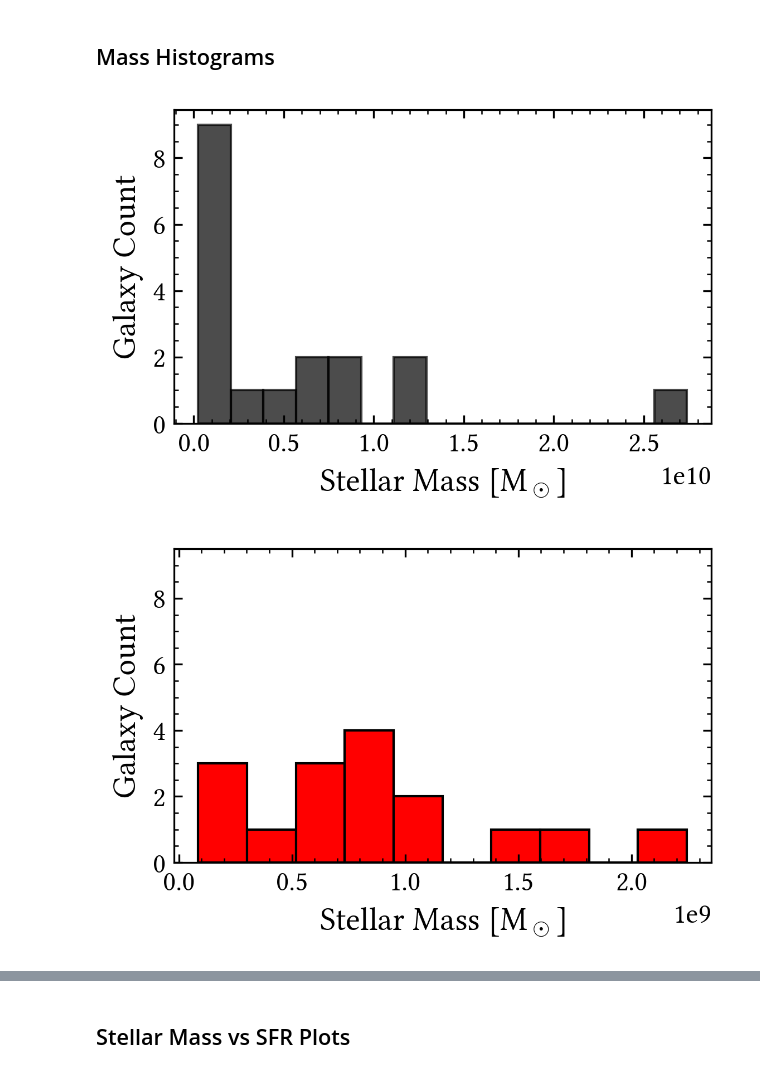
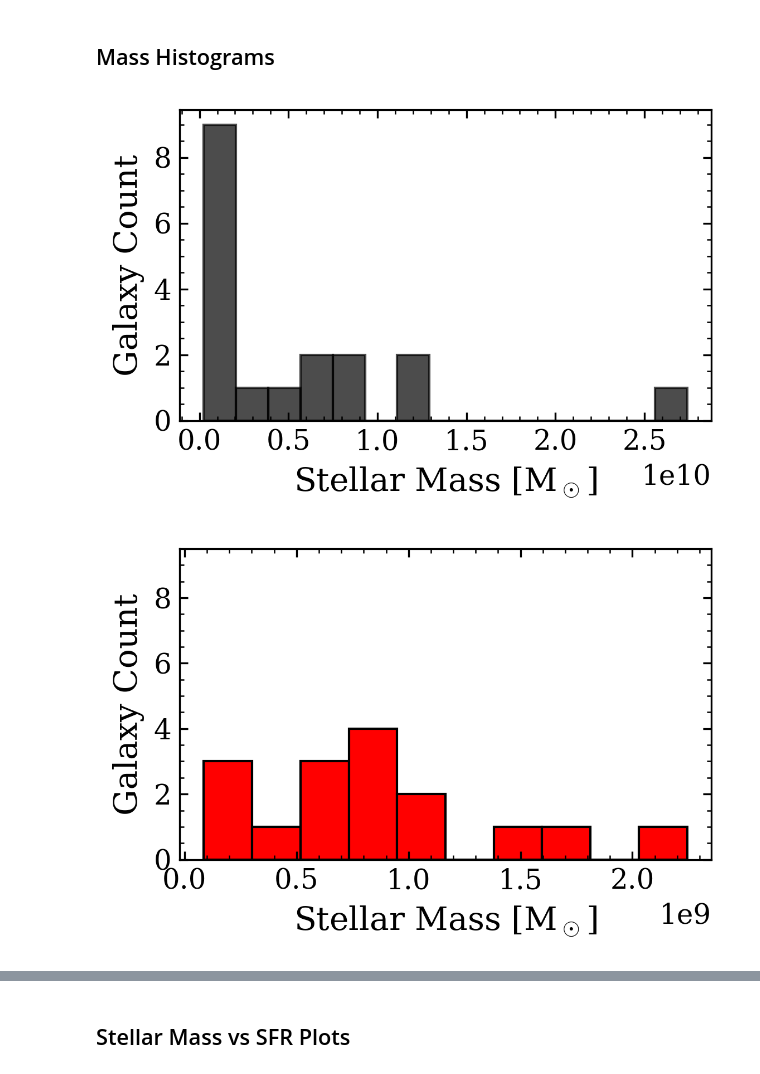
Before and after one commit to Fubinii/FEG_NA_1, a Jupyter notebook: FEG_NA1_FelixSchulz.ipynb, the cells around one changed output, grey strips where cells are left out. Cells and saved outputs as stored; diff of their text form; code cells hidden in the pictures.

```diff
--- a/FEG_NA1_FelixSchulz.ipynb
+++ b/FEG_NA1_FelixSchulz.ipynb
@@ -6,3 +19,4 @@ from astropy.io import fits
 
 show_title = False # Set this to true to print the title of the plots.
 # For the report, it should not display a title AND the figure caption
+save_pdf = False
@@ -12,7 +28,7 @@ plt.rcParams.update({
     "axes.prop_cycle": plt.cycler(color=["black"]
                             + plt.rcParams['axes.prop_cycle'].by_key()['color']),
     "font.family": "serif",             # Serif fonts (e.g., Times-like)
-    "font.serif": ["Linux Libertine"],  # Same font as in LaTeX
+    # "font.serif": ["Linux Libertine"],  # Same font as in LaTeX
     "font.size": 14,                    # Base font size
     "mathtext.fontset": "cm",           # Math Font to match a bit better
     "legend.fontsize": 12,
@@ -438,32 +472,32 @@ Mass 83030: 7.65e+08 ± 2.73e-01 Solar Mass
 # %%
 masses_34 = np.array([masses[ID] for ID in IDs_34 if ID in masses])  #takes the mass of object ID only if it is in z 3-4 range
 masses_56 = np.array([masses[ID] for ID in IDs_56 if ID in masses])  #takes the mass of object ID only if it is in z 5-6 range
 
 # Plot for z:3-4
 plt.figure(figsize=small_fsize)
 plt.hist(masses_34, bins=15, edgecolor='k', alpha=.7, label=r"$z=3\dots 4$")  #histogram for z:3-4
 plt.xlabel(r"Stellar Mass [M$_\odot$]")
 plt.ylabel("Galaxy Count")
 #plt.xscale('log')
 if show_title: plt.title(r"Stellar Mass Distribution for Galaxies $z=3\dots 4$")
 plt.tight_layout()
-plt.savefig(fname="Mass-Histogram-34.pdf", format='pdf')
+if save_pdf: plt.savefig(fname="Mass-Histogram-34.pdf", format='pdf')
 plt.show()
 
 # Plot for z:5-6
 plt.figure(figsize=small_fsize)
 plt.hist(masses_56, bins=10, edgecolor='k', alpha=1, color='red', label=r"$z=5\dots 6$")  #histogram for z:5-6
 plt.ylim(0,9.5)
 plt.xlabel(r"Stellar Mass [M$_\odot$]")
 plt.ylabel("Galaxy Count")
 #plt.xscale('log')
 if show_title: plt.title(r"Stellar Mass Distribution for Galaxies $z=5\dots 6$")
 plt.tight_layout()
-plt.savefig(fname="Mass-Histogram-56.pdf", format='pdf')
+if save_pdf: plt.savefig(fname="Mass-Histogram-56.pdf", format='pdf')
 plt.show()
 # %% [output]
-[figure, old version]
+[figure, new version]
-[figure, old version]
+[figure, new version]
 # %%
 masses_34 = np.array([masses[ID] for ID in IDs_34 if ID in masses]) #takes the mass of object ID only if it is in z 3-4 range
 masses_56 = np.array([masses[ID] for ID in IDs_56 if ID in masses]) #takes the mass of object ID only if it is in z 5-6 range
```
Also changed, not shown: parts of 10 cells of this notebook.
